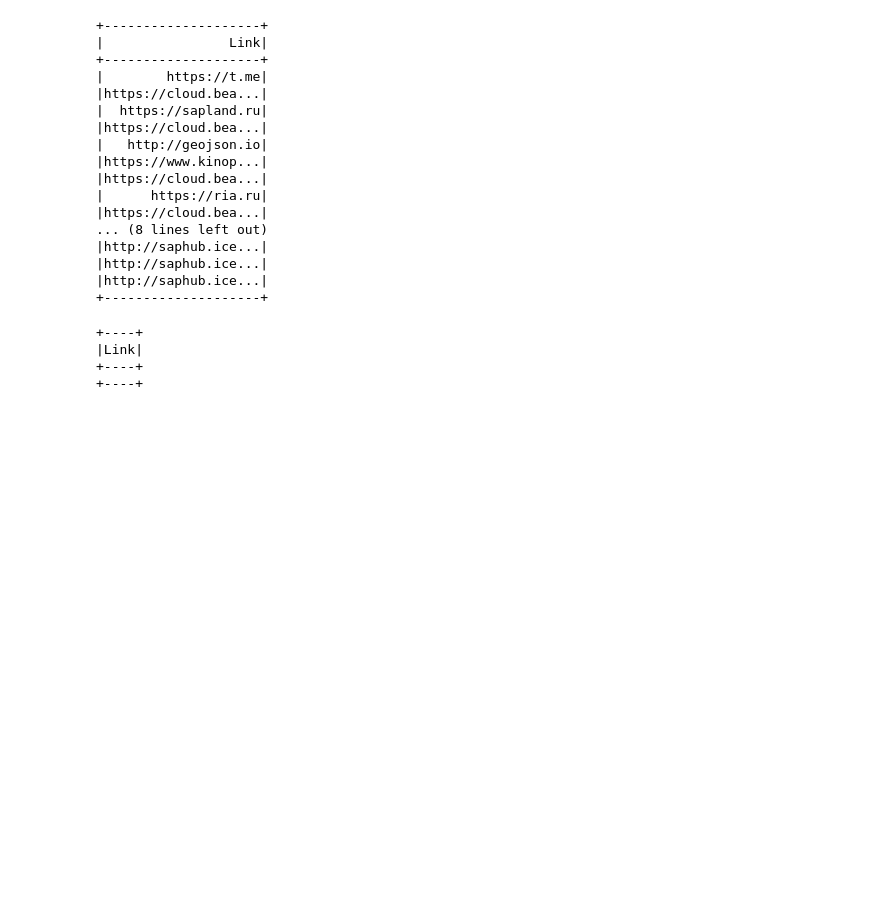
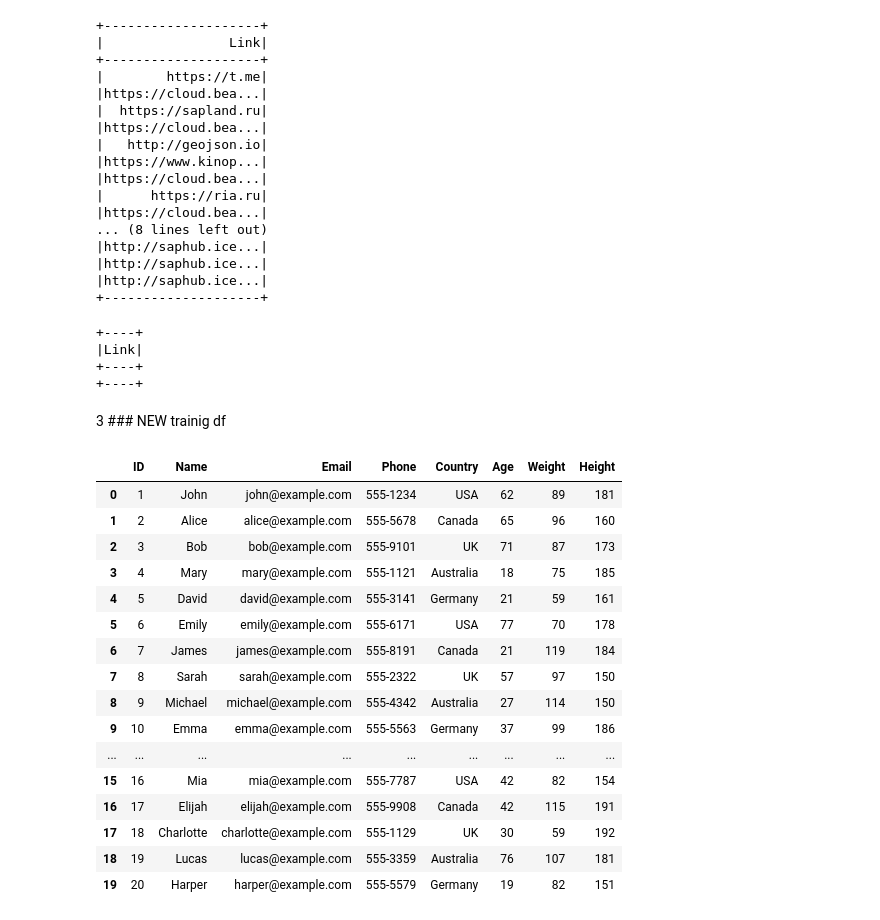
Before and after one commit to PeterOstr/suetin, a Jupyter notebook: regex_train/regex_train.ipynb, the cells around one changed output. Saved outputs shown, nothing was run; the diff lists cells and outputs as text; code cells hidden in the pictures; blank space fills up the shorter version.

```diff
--- a/regex_train/regex_train.ipynb
+++ b/regex_train/regex_train.ipynb
@@ -518,3 +518,52 @@ result.show()
 |Link|
 +----+
 +----+
+# %% [markdown]
+3 ### NEW trainig df
+# %%
+
+
+# Случайные данные
+np.random.seed(0)
+age = np.random.randint(18, 80, 20)
+weight = np.random.randint(50, 120, 20)
+height = np.random.randint(150, 200, 20)
+
+data = {
+    'ID': range(1, 21),
+    'Name': ['John', 'Alice', 'Bob', 'Mary', 'David', 'Emily', 'James', 'Sarah', 'Michael', 'Emma',
+             'William', 'Olivia', 'Ethan', 'Ava', 'Benjamin', 'Mia', 'Elijah', 'Charlotte', 'Lucas', 'Harper'],
+    'Email': ['john@example.com', 'alice@example.com', 'bob@example.com', 'mary@example.com', 'david@example.com',
+              'emily@example.com', 'james@example.com', 'sarah@example.com', 'michael@example.com', 'emma@example.com',
+              'william@example.com', 'olivia@example.com', 'ethan@example.com', 'ava@example.com', 'benjamin@example.com',
+              'mia@example.com', 'elijah@example.com', 'charlotte@example.com', 'lucas@example.com', 'harper@example.com'],
+    'Phone': ['555-1234', '555-5678', '555-9101', '555-1121', '555-3141', '555-6171', '555-8191', '555-2322', '555-4342',
+              '555-5563', '555-7783', '555-9904', '555-1125', '555-3345', '555-5566', '555-7787', '555-9908', '555-1129',
+              '555-3359', '555-5579'],
+    'Country': ['USA', 'Canada', 'UK', 'Australia', 'Germany', 'USA', 'Canada', 'UK', 'Australia', 'Germany', 'USA', 'Canada',
+                'UK', 'Australia', 'Germany', 'USA', 'Canada', 'UK', 'Australia', 'Germany'],
+    'Age': age,
+    'Weight': weight,
+    'Height': height
+}
+
+df = pd.DataFrame(data)
+df
+# %% [output]
+|  | ID | Name | Email | Phone | Country | Age | Weight | Height |
+| 0 | 1 | John | john@example.com | 555-1234 | USA | 62 | 89 | 181 |
+| 1 | 2 | Alice | alice@example.com | 555-5678 | Canada | 65 | 96 | 160 |
+| 2 | 3 | Bob | bob@example.com | 555-9101 | UK | 71 | 87 | 173 |
+| 3 | 4 | Mary | mary@example.com | 555-1121 | Australia | 18 | 75 | 185 |
+| 4 | 5 | David | david@example.com | 555-3141 | Germany | 21 | 59 | 161 |
+| 5 | 6 | Emily | emily@example.com | 555-6171 | USA | 77 | 70 | 178 |
+| 6 | 7 | James | james@example.com | 555-8191 | Canada | 21 | 119 | 184 |
+| 7 | 8 | Sarah | sarah@example.com | 555-2322 | UK | 57 | 97 | 150 |
+| 8 | 9 | Michael | michael@example.com | 555-4342 | Australia | 27 | 114 | 150 |
+| 9 | 10 | Emma | emma@example.com | 555-5563 | Germany | 37 | 99 | 186 |
+| ... | ... | ... | ... | ... | ... | ... | ... | ... |
+| 15 | 16 | Mia | mia@example.com | 555-7787 | USA | 42 | 82 | 154 |
+| 16 | 17 | Elijah | elijah@example.com | 555-9908 | Canada | 42 | 115 | 191 |
+| 17 | 18 | Charlotte | charlotte@example.com | 555-1129 | UK | 30 | 59 | 192 |
+| 18 | 19 | Lucas | lucas@example.com | 555-3359 | Australia | 76 | 107 | 181 |
+| 19 | 20 | Harper | harper@example.com | 555-5579 | Germany | 19 | 82 | 151 |
```
Also changed, not shown: parts of 16 cells of this notebook.
